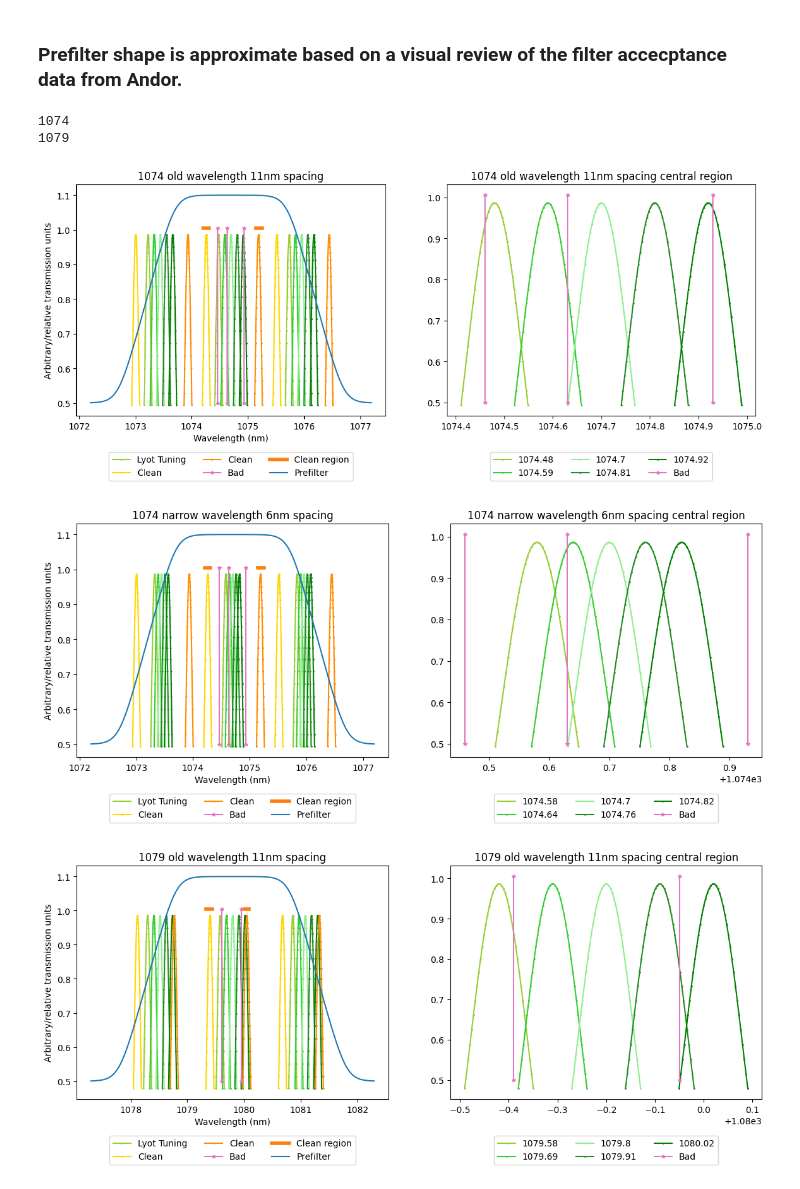
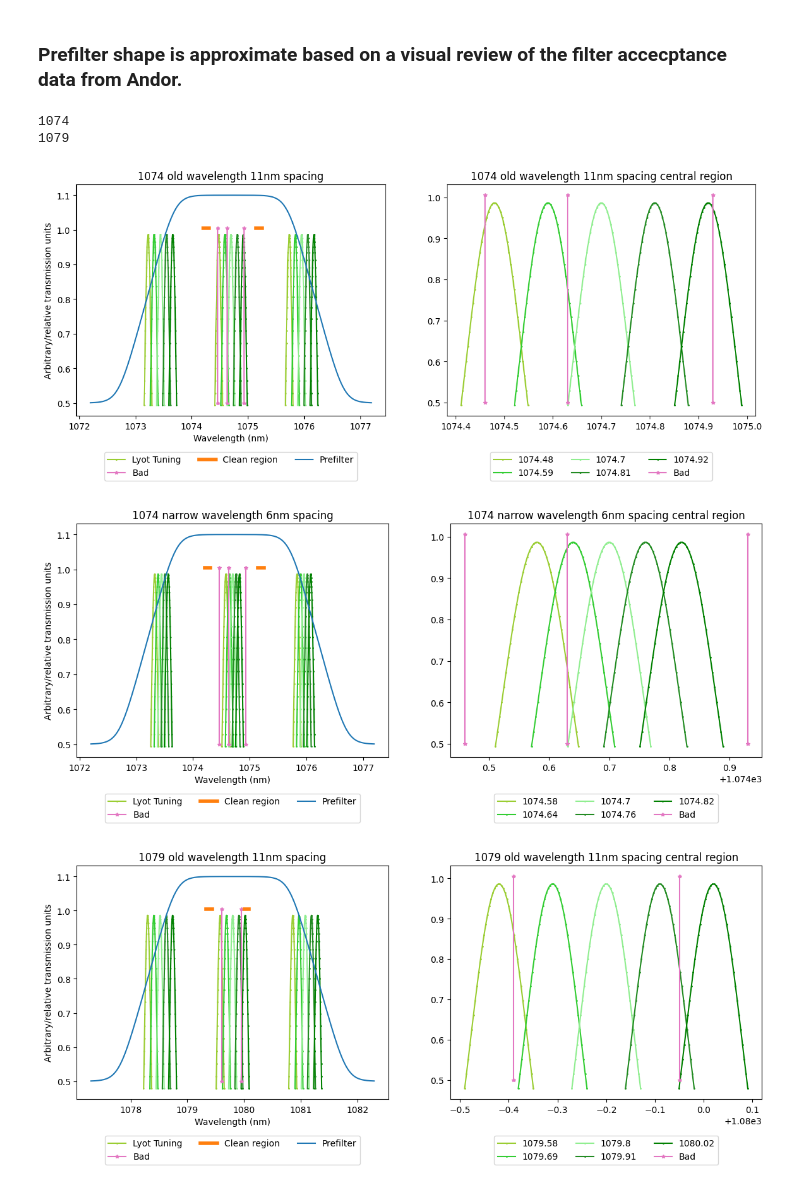
Before and after one commit to NCAR/ucomp-configuration, a Jupyter notebook: Docs/Lyot_tuning-wavelength_explorer.ipynb, the cells around one changed output. Cells and saved outputs as stored; diff of their text form; code cells hidden in the pictures.

Commit message:
Removed the plot at the continumm positions.

```diff
--- a/Docs/Lyot_tuning-wavelength_explorer.ipynb
+++ b/Docs/Lyot_tuning-wavelength_explorer.ipynb
@@ -118,16 +118,16 @@ centeralWave1079 = 1079.8
 # %%
 print("1074")
 
-plotTunings(old1074,bad1074,clean1074,fwhm1074,continummPos1074,centeralWave1074,continumLocation1074,"1074 old wavelength 11nm spacing")
-plotTunings(narrow1074,bad1074,clean1074,fwhm1074,continummPos1074,centeralWave1074,continumLocation1074,"1074 narrow wavelength 6nm spacing")
+plotTunings(old1074,bad1074,clean1074,fwhm1074,continummPos1074,centeralWave1074,contArray=None,description="1074 old wavelength 11nm spacing")
+plotTunings(narrow1074,bad1074,clean1074,fwhm1074,continummPos1074,centeralWave1074,contArray=None,description="1074 narrow wavelength 6nm spacing")
 
 print("1079")
 
-plotTunings(old1079,bad1079,clean1079,fwhm1079,continummPos1079,centeralWave1079,continumLocation1079,"1079 old wavelength 11nm spacing")
-plotTunings(narrow1079,bad1079,clean1079,fwhm1079,continummPos1079,centeralWave1079,continumLocation1079,"1079 narrow wavelength 6nm spacing")
+plotTunings(old1079,bad1079,clean1079,fwhm1079,continummPos1079,centeralWave1079,contArray=None,description="1079 old wavelength 11nm spacing")
+plotTunings(narrow1079,bad1079,clean1079,fwhm1079,continummPos1079,centeralWave1079,contArray=None,description="1079 narrow wavelength 6nm spacing")
 # %% [output]
 1074
 1079
-[figure, old version]
+[figure, new version]
-[figure, old version]
+[figure, new version]
-[figure, old version]
+[figure, new version]
```
Also changed, not shown: parts of 1 cell of this notebook.
